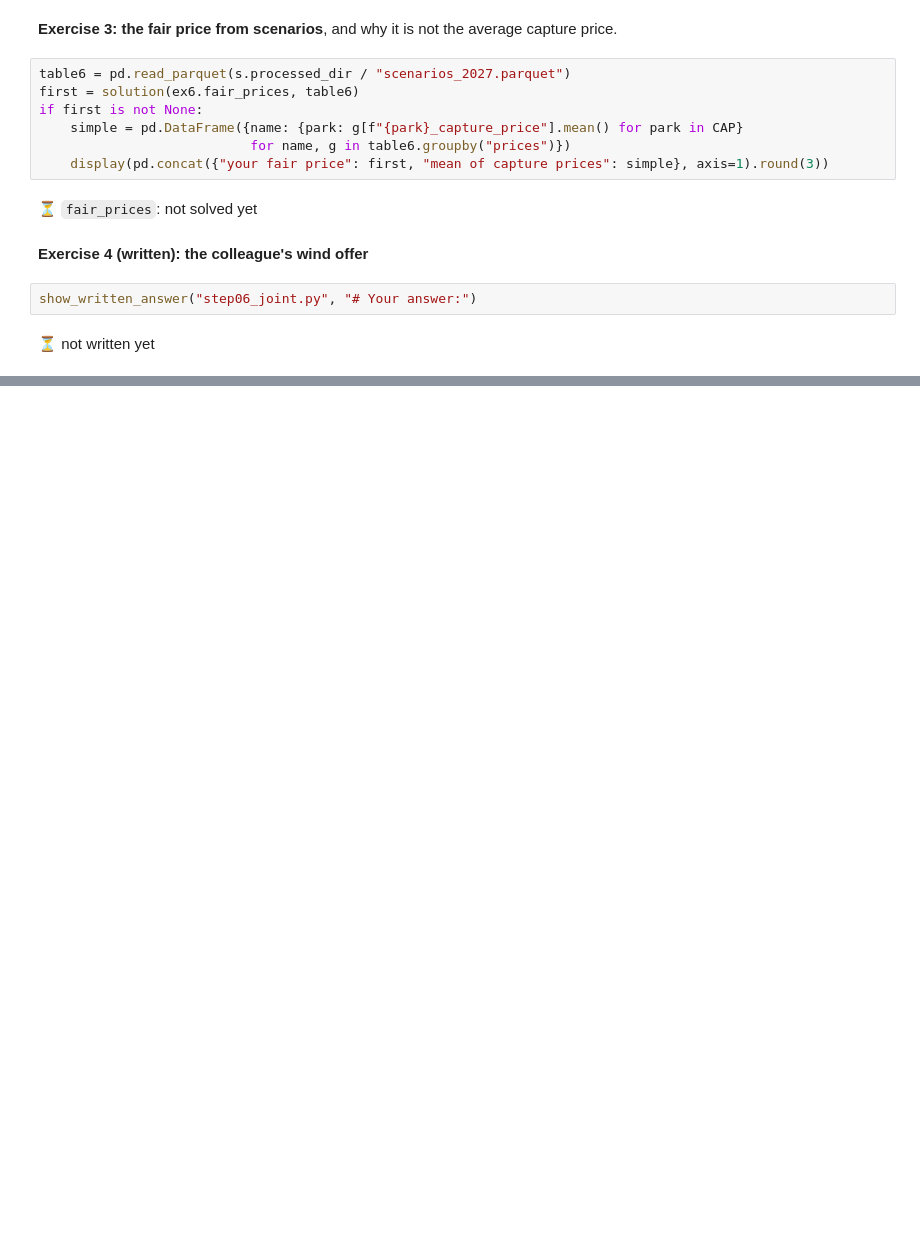
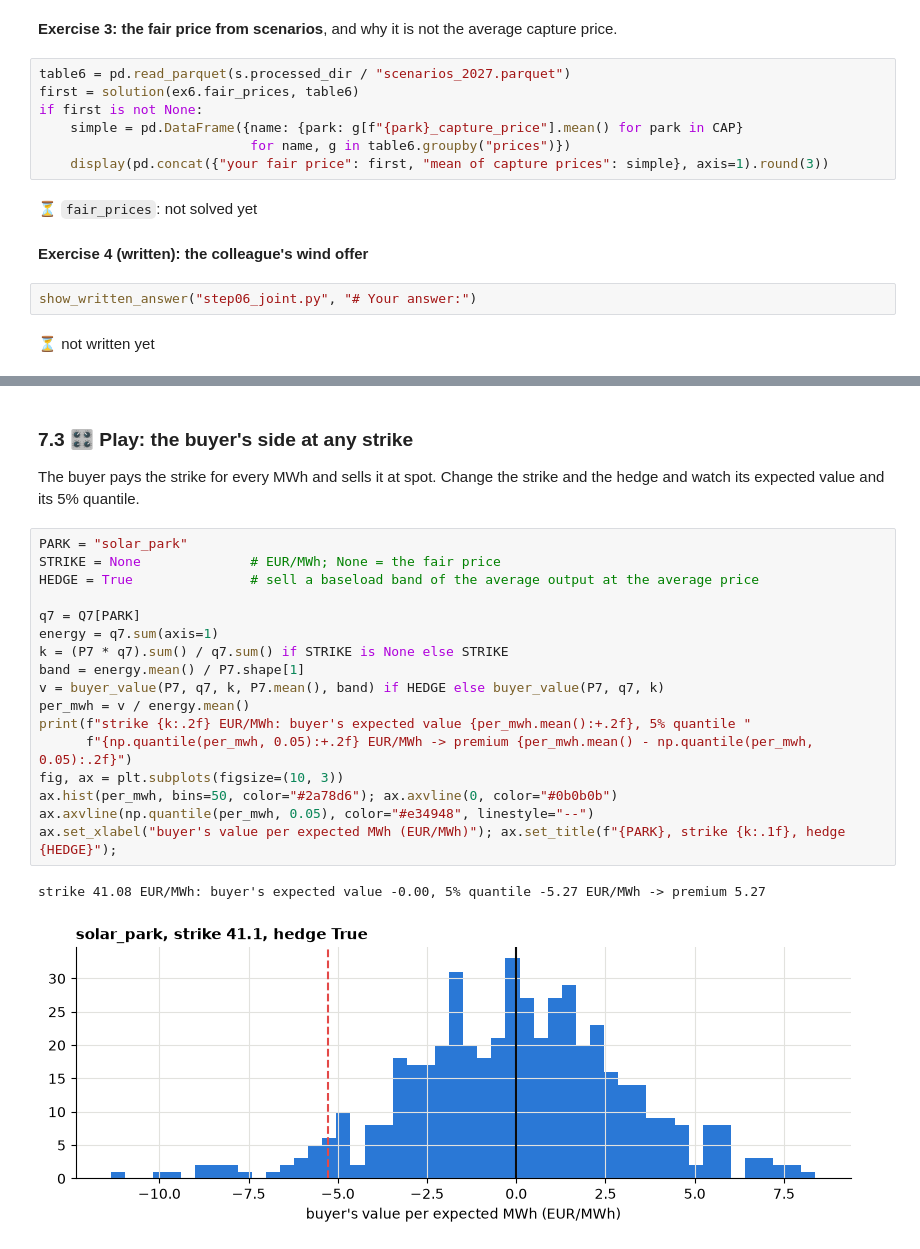
Before and after one commit to ankitpatel1661/ppa-lab, a Jupyter notebook: notebooks/ppa_lab_playground.ipynb, the cells around one changed output, grey strips where cells are left out. Saved outputs shown, nothing was run; the diff lists cells and outputs as text; blank space fills up the shorter version.

```diff
--- a/notebooks/ppa_lab_playground.ipynb
+++ b/notebooks/ppa_lab_playground.ipynb
@@ -1815,0 +1874,24 @@ show_written_answer("step06_joint.py", "# Your answer:")
+# %% [markdown]
+### 7.3 🎛 Play: the buyer's side at any strike
+The buyer pays the strike for every MWh and sells it at spot. Change the strike and the hedge
+and watch its expected value and its 5% quantile.
+# %%
+PARK = "solar_park"
+STRIKE = None              # EUR/MWh; None = the fair price
+HEDGE = True               # sell a baseload band of the average output at the average price
+
+q7 = Q7[PARK]
+energy = q7.sum(axis=1)
+k = (P7 * q7).sum() / q7.sum() if STRIKE is None else STRIKE
+band = energy.mean() / P7.shape[1]
+v = buyer_value(P7, q7, k, P7.mean(), band) if HEDGE else buyer_value(P7, q7, k)
+per_mwh = v / energy.mean()
+print(f"strike {k:.2f} EUR/MWh: buyer's expected value {per_mwh.mean():+.2f}, 5% quantile "
+      f"{np.quantile(per_mwh, 0.05):+.2f} EUR/MWh -> premium {per_mwh.mean() - np.quantile(per_mwh, 0.05):.2f}")
+fig, ax = plt.subplots(figsize=(10, 3))
+ax.hist(per_mwh, bins=50, color="#2a78d6"); ax.axvline(0, color="#0b0b0b")
+ax.axvline(np.quantile(per_mwh, 0.05), color="#e34948", linestyle="--")
+ax.set_xlabel("buyer's value per expected MWh (EUR/MWh)"); ax.set_title(f"{PARK}, strike {k:.1f}, hedge {HEDGE}");
+# %% [output]
+strike 41.08 EUR/MWh: buyer's expected value -0.00, 5% quantile -5.27 EUR/MWh -> premium 5.27
+[figure, added]
```
Also changed, not shown: parts of 27 cells of this notebook, 27 other files.
